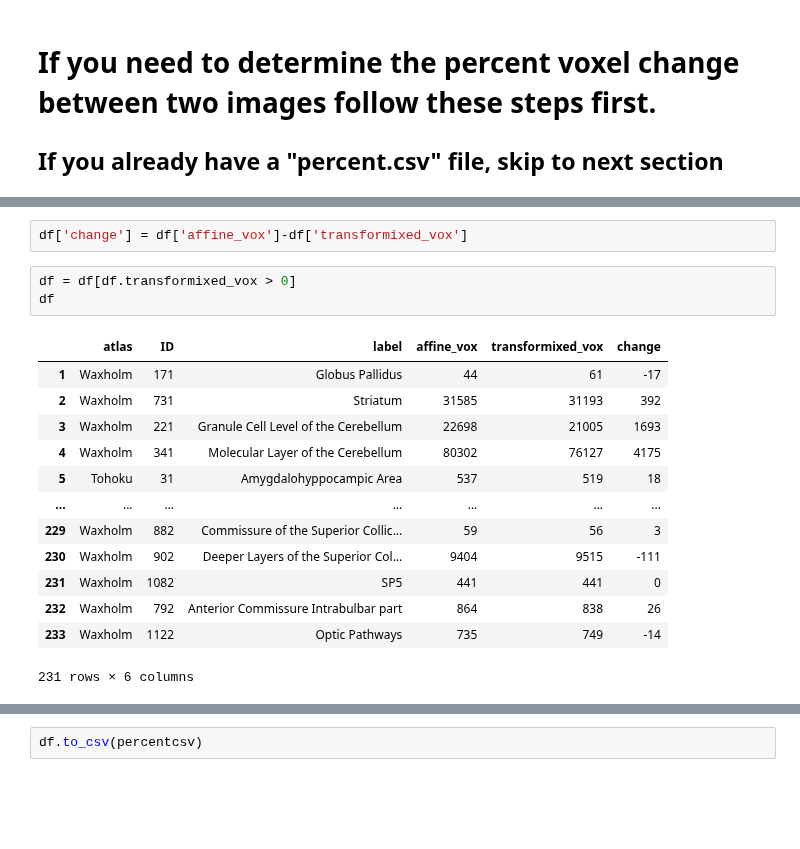
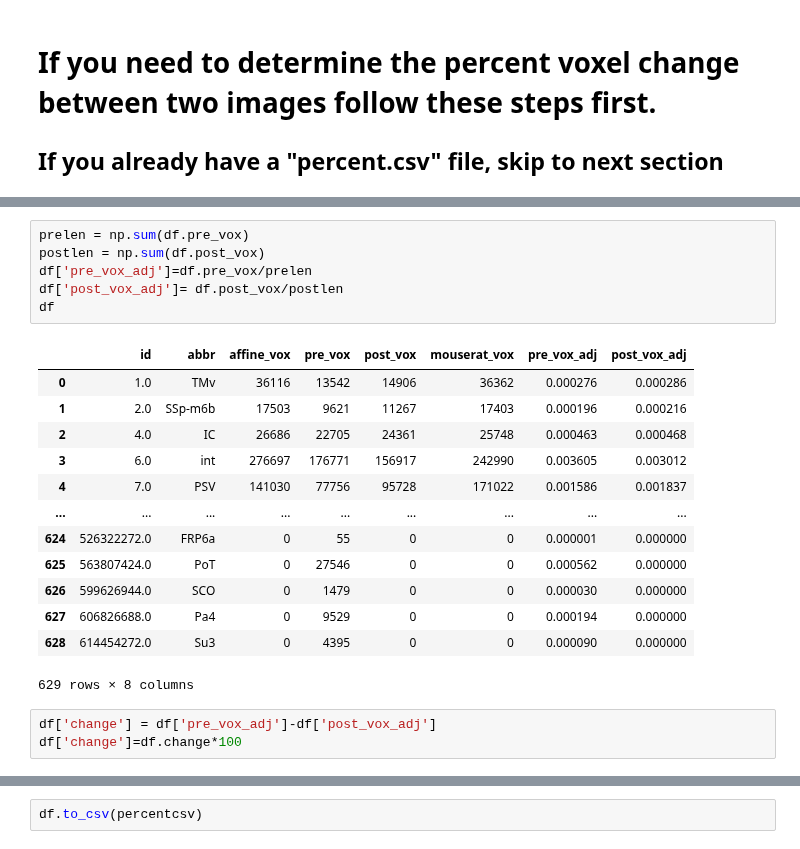
Before and after one commit to PrincetonUniversity/BrainPipe, a Jupyter notebook: tools/analysis/calculating_vox-diffs-between-tiffs.ipynb, the cells around one changed output, grey strips where cells are left out. Drawn from its saved outputs; the diff is of its cells as text; blank space fills up the shorter version.

```diff
--- a/tools/analysis/calculating_vox-diffs-between-tiffs.ipynb
+++ b/tools/analysis/calculating_vox-diffs-between-tiffs.ipynb
@@ -89,19 +110,23 @@ df
+# %%
+prelen = np.sum(df.pre_vox)
+postlen = np.sum(df.post_vox)
+df['pre_vox_adj']=df.pre_vox/prelen
+df['post_vox_adj']= df.post_vox/postlen
+df
+# %% [output]
+|  | id | abbr | affine_vox | pre_vox | post_vox | mouserat_vox | pre_vox_adj | post_vox_adj |
+| 0 | 1.0 | TMv | 36116 | 13542 | 14906 | 36362 | 0.000276 | 0.000286 |
+| 1 | 2.0 | SSp-m6b | 17503 | 9621 | 11267 | 17403 | 0.000196 | 0.000216 |
+| 2 | 4.0 | IC | 26686 | 22705 | 24361 | 25748 | 0.000463 | 0.000468 |
+| 3 | 6.0 | int | 276697 | 176771 | 156917 | 242990 | 0.003605 | 0.003012 |
+| 4 | 7.0 | PSV | 141030 | 77756 | 95728 | 171022 | 0.001586 | 0.001837 |
+| ... | ... | ... | ... | ... | ... | ... | ... | ... |
+| 624 | 526322272.0 | FRP6a | 0 | 55 | 0 | 0 | 0.000001 | 0.000000 |
+| 625 | 563807424.0 | PoT | 0 | 27546 | 0 | 0 | 0.000562 | 0.000000 |
+| 626 | 599626944.0 | SCO | 0 | 1479 | 0 | 0 | 0.000030 | 0.000000 |
+| 627 | 606826688.0 | Pa4 | 0 | 9529 | 0 | 0 | 0.000194 | 0.000000 |
+| 628 | 614454272.0 | Su3 | 0 | 4395 | 0 | 0 | 0.000090 | 0.000000 |
+629 rows × 8 columns
 # %%
-df['change'] = df['affine_vox']-df['transformixed_vox']
+df['change'] = df['pre_vox_adj']-df['post_vox_adj']
+df['change']=df.change*100
-# %%
-df = df[df.transformixed_vox > 0]
-df
-# %% [output]
-|  | atlas | ID | label | affine_vox | transformixed_vox | change |
-| 1 | Waxholm | 171 | Globus Pallidus | 44 | 61 | -17 |
-| 2 | Waxholm | 731 | Striatum | 31585 | 31193 | 392 |
-| 3 | Waxholm | 221 | Granule Cell Level of the Cerebellum | 22698 | 21005 | 1693 |
-| 4 | Waxholm | 341 | Molecular Layer of the Cerebellum | 80302 | 76127 | 4175 |
-| 5 | Tohoku | 31 | Amygdalohyppocampic Area | 537 | 519 | 18 |
-| ... | ... | ... | ... | ... | ... | ... |
-| 229 | Waxholm | 882 | Commissure of the Superior Collic... | 59 | 56 | 3 |
-| 230 | Waxholm | 902 | Deeper Layers of the Superior Col... | 9404 | 9515 | -111 |
-| 231 | Waxholm | 1082 | SP5 | 441 | 441 | 0 |
-| 232 | Waxholm | 792 | Anterior Commissure Intrabulbar part | 864 | 838 | 26 |
-| 233 | Waxholm | 1122 | Optic Pathways | 735 | 749 | -14 |
-231 rows × 6 columns
```
Also changed, not shown: parts of 22 cells of this notebook, 1 other file.
